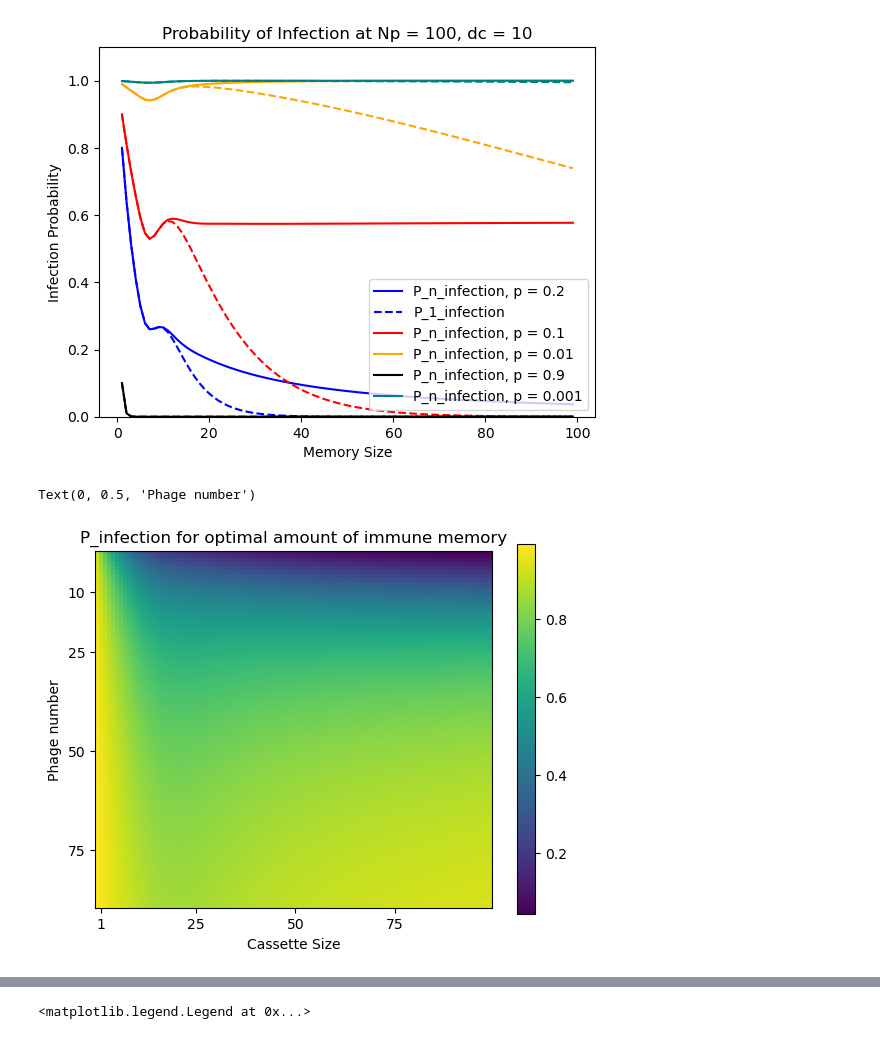
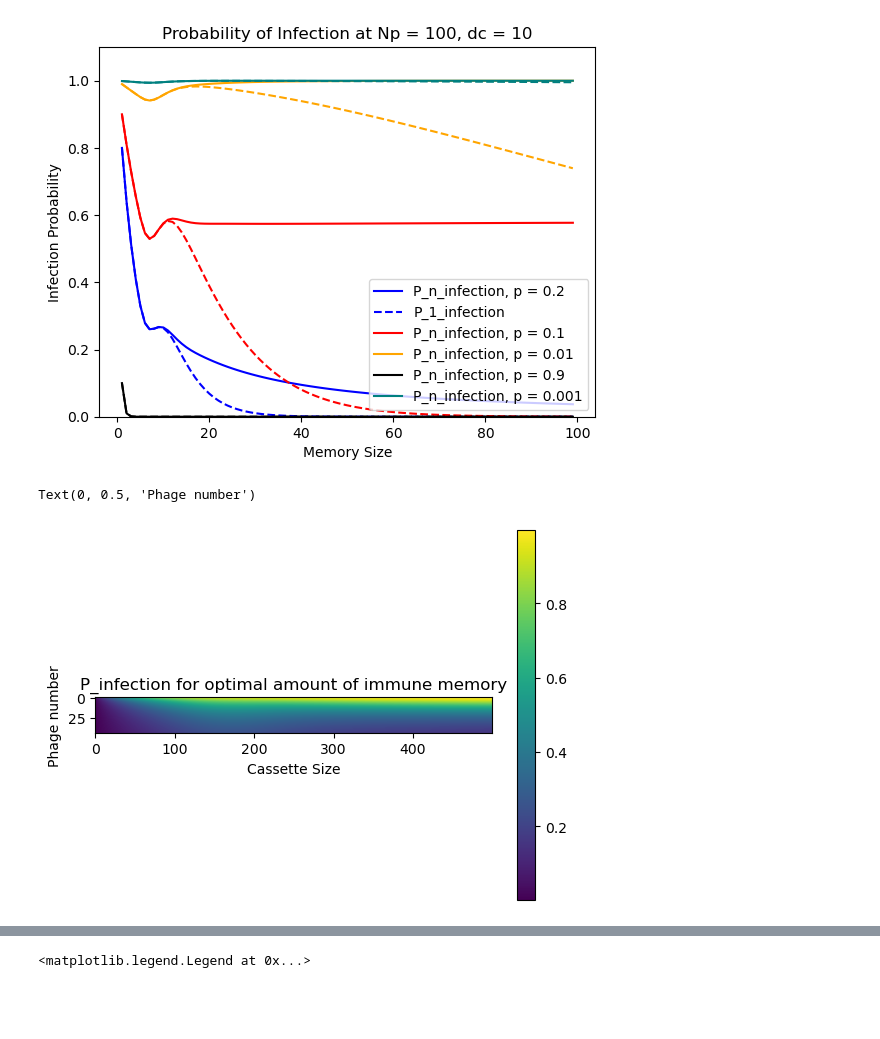
Before and after one commit to zhizhang1445/CRISPR_Sim, a Jupyter notebook: Unittest/initMethods.ipynb, the cells around one changed output, grey strips where cells are left out. Cells and saved outputs as stored; diff of their text form; code cells hidden in the pictures; blank space fills up the shorter version.

```diff
--- a/Unittest/initMethods.ipynb
+++ b/Unittest/initMethods.ipynb
@@ -223,10 +234,10 @@ plt.title("Probability of Infection at Np = 100, dc = 10")
 Text(0.5, 1.0, 'Probability of Infection at Np = 100, dc = 10')
 [figure]
 # %%
-phage_type = np.arange(10, 100, 1)
-M_range = np.arange(1, 101, 1)
-Np = 100
-dc = 3
+phage_type = np.arange(50, 500, 10)
+M_range = np.arange(1, 501, 1)
+Np = 2000
+dc = 8
 P_infection = np.zeros([len(phage_type), len(M_range)])
 
 for i, phage in enumerate(phage_type):
@@ -234,13 +245,13 @@ for i, phage in enumerate(phage_type):
         P_infection[i, j] = p_infection(1/phage, M, Np, dc)
 # %%
 plt.figure()
-plt.imshow(P_infection)
-plt.xticks([1, 25,50, 75])
-plt.yticks([10, 25, 50, 75])
+plt.imshow(1-P_infection)
+# plt.xticks([1, 25,50, 75])
+# plt.yticks(np.arange(0, 160, 30), np.arange(200, 1800, 300))
 plt.colorbar()
 plt.title("P_infection for optimal amount of immune memory")
 plt.xlabel("Cassette Size")
 plt.ylabel("Phage number")
 # %% [output]
 Text(0, 0.5, 'Phage number')
-[figure, old version]
+[figure, new version]
```
Also changed, not shown: parts of 10 cells of this notebook, 10 other files.
